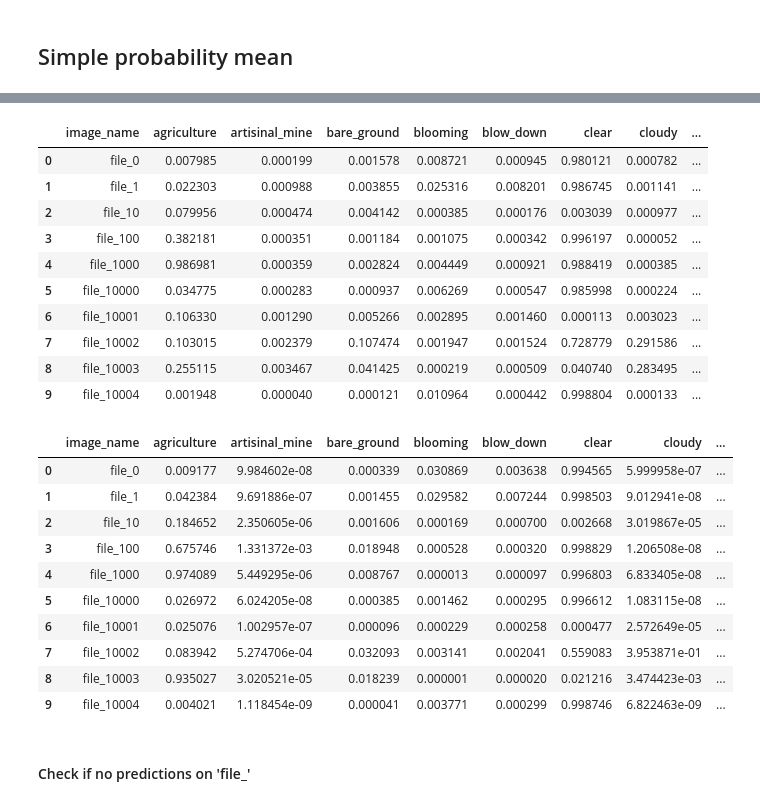
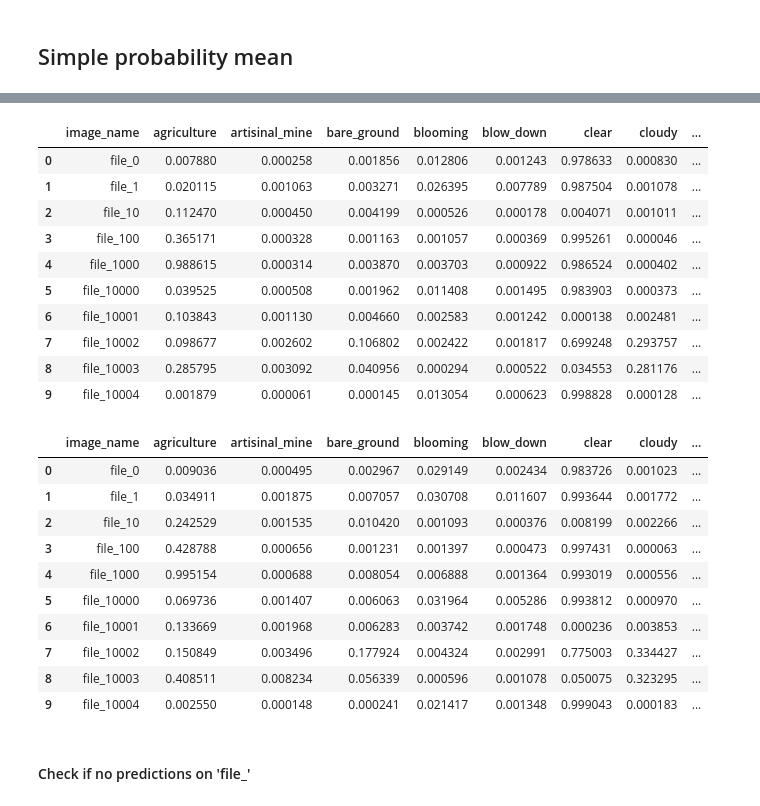
Before and after one commit to vfdev-5/planet_amazon_rainforest, a Jupyter notebook: notebooks/predictions_blender.ipynb, the cells around one changed output, grey strips where cells are left out. Cells and saved outputs as stored; diff of their text form; code cells hidden in the pictures.

```diff
--- a/notebooks/predictions_blender.ipynb
+++ b/notebooks/predictions_blender.ipynb
@@ -35,10 +35,10 @@ Using Theano backend.
 from data_utils import unique_tags, get_label
 
 target_tags = ['target_' + t for t in unique_tags]
-val_predictions_filepath = os.path.join(GENERATED_DATA, "val_predictions.csv")
+val_predictions_filepath = os.path.join(GENERATED_DATA, "val_predictions_ResNet50_2017-07-18-14-50.csv")
 if not os.path.exists(val_predictions_filepath):
 
-    val_predictions_csv = glob(os.path.join(OUTPUT_PATH, "val_predictions_*2017-07-13-22-23.csv"))
+    val_predictions_csv = glob(os.path.join(OUTPUT_PATH, "val_predictions_*2017-07-18-14-50.csv"))
     df = pd.read_csv(val_predictions_csv[0]).dropna()
     for filepath in val_predictions_csv[1:]:
         df = pd.concat([df, pd.read_csv(filepath).dropna()])
@@ -104,37 +105,47 @@ def compute_median(predictions):
     gb = df.groupby('image_name')
     df2 = gb.agg(np.median).reset_index()
     return df2
+
+
+def compute_max(predictions):
+    df = predictions[0]
+    for p in predictions[1:]:
+        df = pd.concat([df, p], axis=0)
+    df = df.apply(pd.to_numeric, errors='ignore')
+    gb = df.groupby('image_name')
+    df2 = gb.agg(np.max).reset_index()
+    return df2
 # %%
 mean_predictions_df = compute_mean(predictions)
-median_predictions_df = compute_median(predictions)
+max_predictions_df = compute_max(predictions)
 # %%
 mean_predictions_df.head(10)
 # %% [output]
 |  | image_name | agriculture | artisinal_mine | bare_ground | blooming | blow_down | clear | cloudy | ... |
-| 0 | file_0 | 0.007985 | 0.000199 | 0.001578 | 0.008721 | 0.000945 | 0.980121 | 0.000782 | ... |
-| 1 | file_1 | 0.022303 | 0.000988 | 0.003855 | 0.025316 | 0.008201 | 0.986745 | 0.001141 | ... |
-| 2 | file_10 | 0.079956 | 0.000474 | 0.004142 | 0.000385 | 0.000176 | 0.003039 | 0.000977 | ... |
-| 3 | file_100 | 0.382181 | 0.000351 | 0.001184 | 0.001075 | 0.000342 | 0.996197 | 0.000052 | ... |
-| 4 | file_1000 | 0.986981 | 0.000359 | 0.002824 | 0.004449 | 0.000921 | 0.988419 | 0.000385 | ... |
-| 5 | file_10000 | 0.034775 | 0.000283 | 0.000937 | 0.006269 | 0.000547 | 0.985998 | 0.000224 | ... |
-| 6 | file_10001 | 0.106330 | 0.001290 | 0.005266 | 0.002895 | 0.001460 | 0.000113 | 0.003023 | ... |
-| 7 | file_10002 | 0.103015 | 0.002379 | 0.107474 | 0.001947 | 0.001524 | 0.728779 | 0.291586 | ... |
-| 8 | file_10003 | 0.255115 | 0.003467 | 0.041425 | 0.000219 | 0.000509 | 0.040740 | 0.283495 | ... |
-| 9 | file_10004 | 0.001948 | 0.000040 | 0.000121 | 0.010964 | 0.000442 | 0.998804 | 0.000133 | ... |
+| 0 | file_0 | 0.007880 | 0.000258 | 0.001856 | 0.012806 | 0.001243 | 0.978633 | 0.000830 | ... |
+| 1 | file_1 | 0.020115 | 0.001063 | 0.003271 | 0.026395 | 0.007789 | 0.987504 | 0.001078 | ... |
+| 2 | file_10 | 0.112470 | 0.000450 | 0.004199 | 0.000526 | 0.000178 | 0.004071 | 0.001011 | ... |
+| 3 | file_100 | 0.365171 | 0.000328 | 0.001163 | 0.001057 | 0.000369 | 0.995261 | 0.000046 | ... |
+| 4 | file_1000 | 0.988615 | 0.000314 | 0.003870 | 0.003703 | 0.000922 | 0.986524 | 0.000402 | ... |
+| 5 | file_10000 | 0.039525 | 0.000508 | 0.001962 | 0.011408 | 0.001495 | 0.983903 | 0.000373 | ... |
+| 6 | file_10001 | 0.103843 | 0.001130 | 0.004660 | 0.002583 | 0.001242 | 0.000138 | 0.002481 | ... |
+| 7 | file_10002 | 0.098677 | 0.002602 | 0.106802 | 0.002422 | 0.001817 | 0.699248 | 0.293757 | ... |
+| 8 | file_10003 | 0.285795 | 0.003092 | 0.040956 | 0.000294 | 0.000522 | 0.034553 | 0.281176 | ... |
+| 9 | file_10004 | 0.001879 | 0.000061 | 0.000145 | 0.013054 | 0.000623 | 0.998828 | 0.000128 | ... |
 # %%
-median_predictions_df.head(10)
+max_predictions_df.head(10)
 # %% [output]
 |  | image_name | agriculture | artisinal_mine | bare_ground | blooming | blow_down | clear | cloudy | ... |
-| 0 | file_0 | 0.009177 | 9.984602e-08 | 0.000339 | 0.030869 | 0.003638 | 0.994565 | 5.999958e-07 | ... |
-| 1 | file_1 | 0.042384 | 9.691886e-07 | 0.001455 | 0.029582 | 0.007244 | 0.998503 | 9.012941e-08 | ... |
-| 2 | file_10 | 0.184652 | 2.350605e-06 | 0.001606 | 0.000169 | 0.000700 | 0.002668 | 3.019867e-05 | ... |
-| 3 | file_100 | 0.675746 | 1.331372e-03 | 0.018948 | 0.000528 | 0.000320 | 0.998829 | 1.206508e-08 | ... |
-| 4 | file_1000 | 0.974089 | 5.449295e-06 | 0.008767 | 0.000013 | 0.000097 | 0.996803 | 6.833405e-08 | ... |
-| 5 | file_10000 | 0.026972 | 6.024205e-08 | 0.000385 | 0.001462 | 0.000295 | 0.996612 | 1.083115e-08 | ... |
-| 6 | file_10001 | 0.025076 | 1.002957e-07 | 0.000096 | 0.000229 | 0.000258 | 0.000477 | 2.572649e-05 | ... |
-| 7 | file_10002 | 0.083942 | 5.274706e-04 | 0.032093 | 0.003141 | 0.002041 | 0.559083 | 3.953871e-01 | ... |
-| 8 | file_10003 | 0.935027 | 3.020521e-05 | 0.018239 | 0.000001 | 0.000020 | 0.021216 | 3.474423e-03 | ... |
-| 9 | file_10004 | 0.004021 | 1.118454e-09 | 0.000041 | 0.003771 | 0.000299 | 0.998746 | 6.822463e-09 | ... |
+| 0 | file_0 | 0.009036 | 0.000495 | 0.002967 | 0.029149 | 0.002434 | 0.983726 | 0.001023 | ... |
+| 1 | file_1 | 0.034911 | 0.001875 | 0.007057 | 0.030708 | 0.011607 | 0.993644 | 0.001772 | ... |
+| 2 | file_10 | 0.242529 | 0.001535 | 0.010420 | 0.001093 | 0.000376 | 0.008199 | 0.002266 | ... |
+| 3 | file_100 | 0.428788 | 0.000656 | 0.001231 | 0.001397 | 0.000473 | 0.997431 | 0.000063 | ... |
+| 4 | file_1000 | 0.995154 | 0.000688 | 0.008054 | 0.006888 | 0.001364 | 0.993019 | 0.000556 | ... |
+| 5 | file_10000 | 0.069736 | 0.001407 | 0.006063 | 0.031964 | 0.005286 | 0.993812 | 0.000970 | ... |
+| 6 | file_10001 | 0.133669 | 0.001968 | 0.006283 | 0.003742 | 0.001748 | 0.000236 | 0.003853 | ... |
+| 7 | file_10002 | 0.150849 | 0.003496 | 0.177924 | 0.004324 | 0.002991 | 0.775003 | 0.334427 | ... |
+| 8 | file_10003 | 0.408511 | 0.008234 | 0.056339 | 0.000596 | 0.001078 | 0.050075 | 0.323295 | ... |
+| 9 | file_10004 | 0.002550 | 0.000148 | 0.000241 | 0.021417 | 0.001348 | 0.999043 | 0.000183 | ... |
 # %%
 thresholds = {
     'agriculture': 0.35,
```
Also changed, not shown: parts of 8 cells of this notebook, 4 other files.
